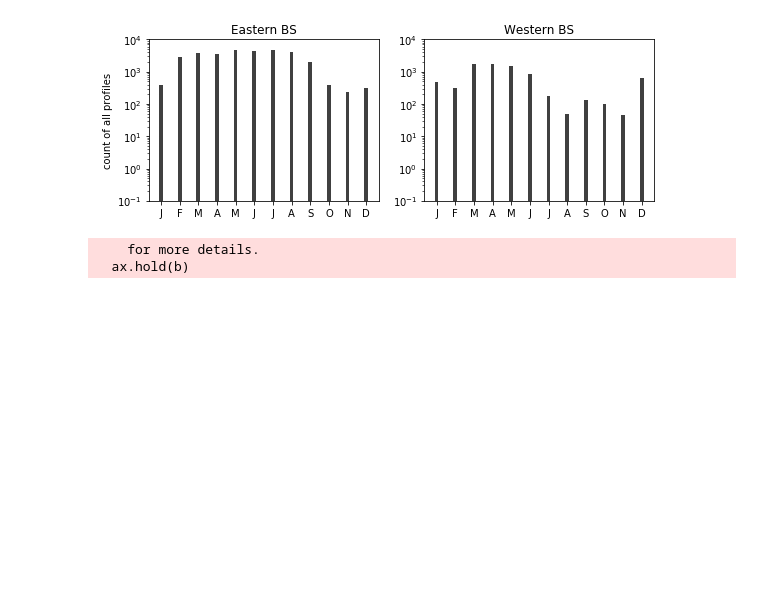
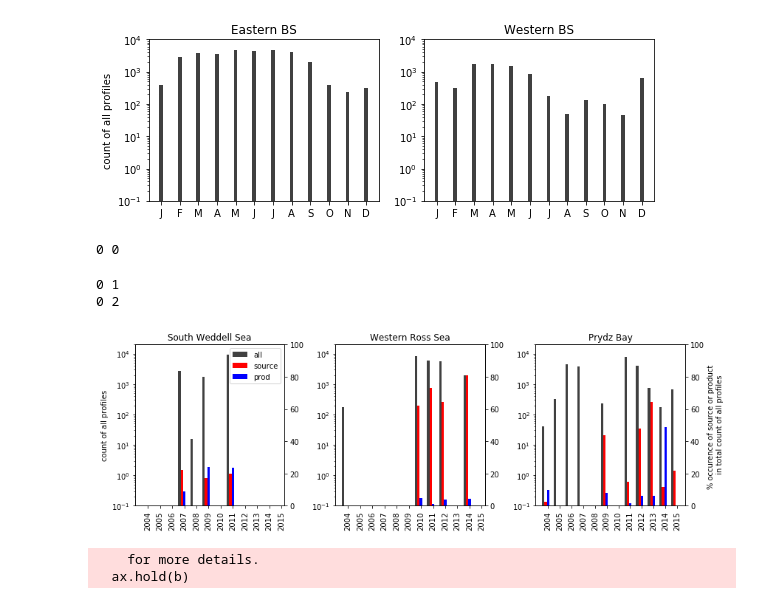
Before and after one commit to adityarn/antarctic_margins_MEOP, a Jupyter notebook: MEOP_Exploration_Part2.ipynb, the cells around one changed output. Saved outputs shown, nothing was run; the diff lists cells and outputs as text; code cells hidden in the pictures; blank space fills up the shorter version.

```diff
--- a/MEOP_Exploration_Part2.ipynb
+++ b/MEOP_Exploration_Part2.ipynb
@@ -215,6 +215,16 @@ monthCount.plot_counts_profs(dfmg, WSO_source, WSO_prod,
 0 0
 0 1
 [figure]
+# %%
+monthCount.plot_yearly_counts_profs(dfmg, WSO_source, WSO_prod,
+                             boxes=[Weddell, Ross, Prydz], row=1, col=3, titles=['South Weddell Sea',
+                                                                            'Western Ross Sea', 'Prydz Bay'],
+                            ht=4, save=True, savename='./Images/Hist_regionwise_yearly.png')
+# %% [output]
+0 0
+0 1
+0 2
+[figure, added]
 # %%
 var = 'PSAL_ADJUSTED'
 dfno = dfmg.loc[~dfmg.loc[:, var].isnull()]
```
Also changed, not shown: parts of 1 cell of this notebook, 2 other files.
